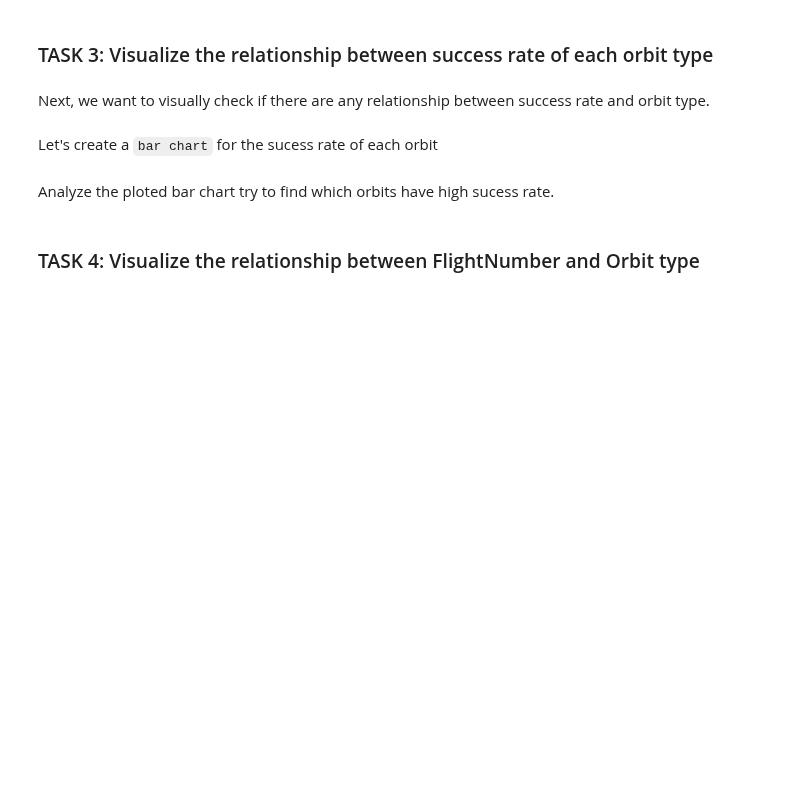
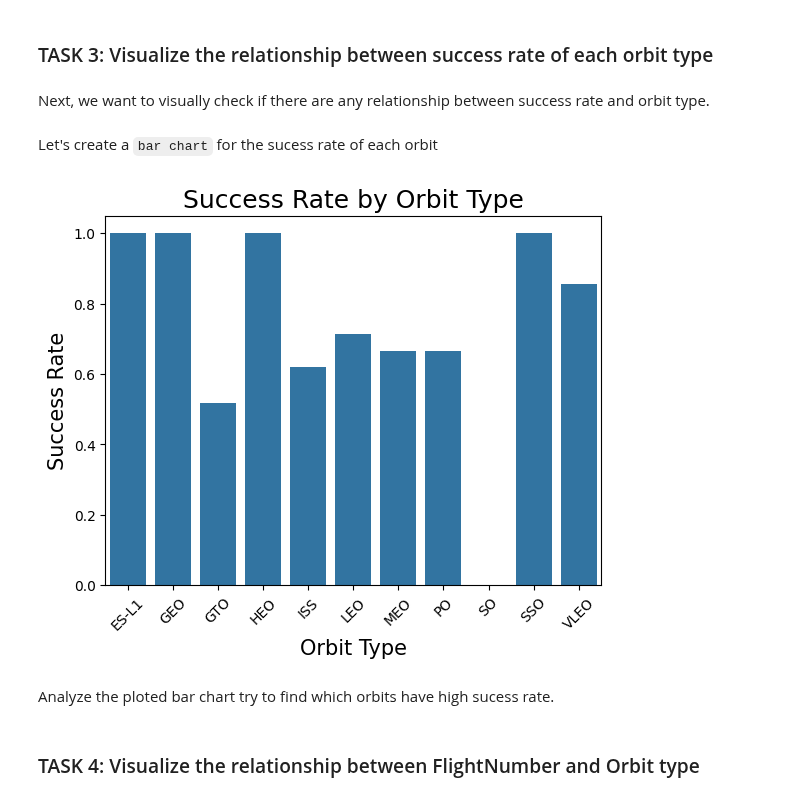
Before and after one commit to Albertosogasol/IBM_DataScience, a Jupyter notebook: T10M2_EDA/jupyter-labs-eda-dataviz-v2.ipynb, the cells around one changed output. Saved outputs shown, nothing was run; the diff lists cells and outputs as text; code cells hidden in the pictures; blank space fills up the shorter version.

```diff
--- a/T10M2_EDA/jupyter-labs-eda-dataviz-v2.ipynb
+++ b/T10M2_EDA/jupyter-labs-eda-dataviz-v2.ipynb
@@ -164,6 +164,18 @@ Next, we want to visually check if there are any relationship between success ra
 Let's create a `bar chart` for the sucess rate of each orbit
 # %%
 # HINT use groupby method on Orbit column and get the mean of Class column
+# Agrupar por la columna Orbit y calcular la tasa de éxito (media de Class)
+success_rate_by_orbit = df.groupby('Orbit')['Class'].mean().reset_index()
+
+# Visualizando la tasa de éxito de cada tipo de órbita
+sns.barplot(x='Orbit', y='Class', data=success_rate_by_orbit)
+plt.xlabel('Orbit Type', fontsize=15)
+plt.ylabel('Success Rate', fontsize=15)
+plt.title('Success Rate by Orbit Type', fontsize=18)
+plt.xticks(rotation=45)  # Rotar etiquetas del eje X si es necesario
+plt.show()
+# %% [output]
+[figure, added]
 # %% [markdown]
 Analyze the ploted bar chart try to find which orbits have high sucess rate.
 # %% [markdown]
```
